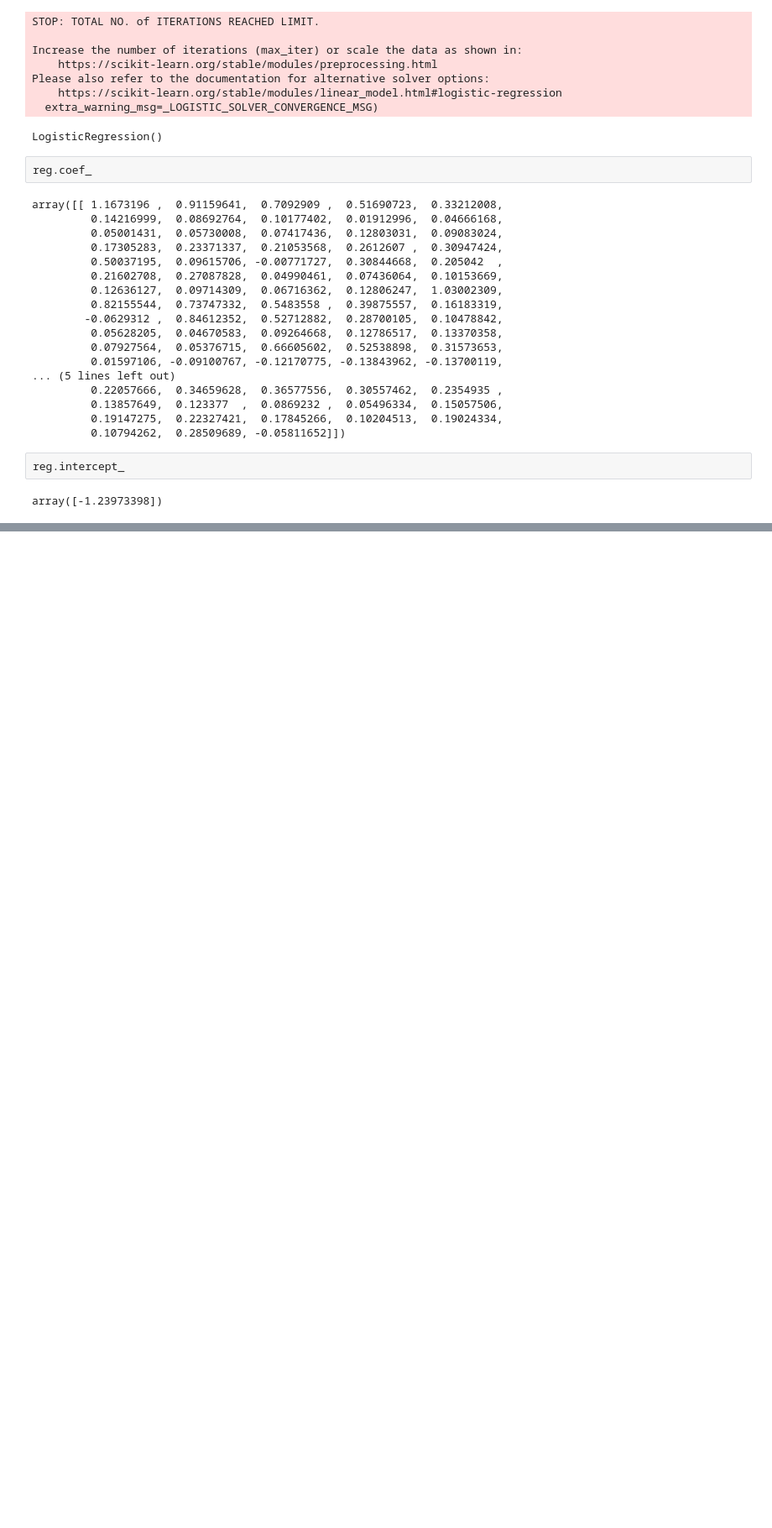
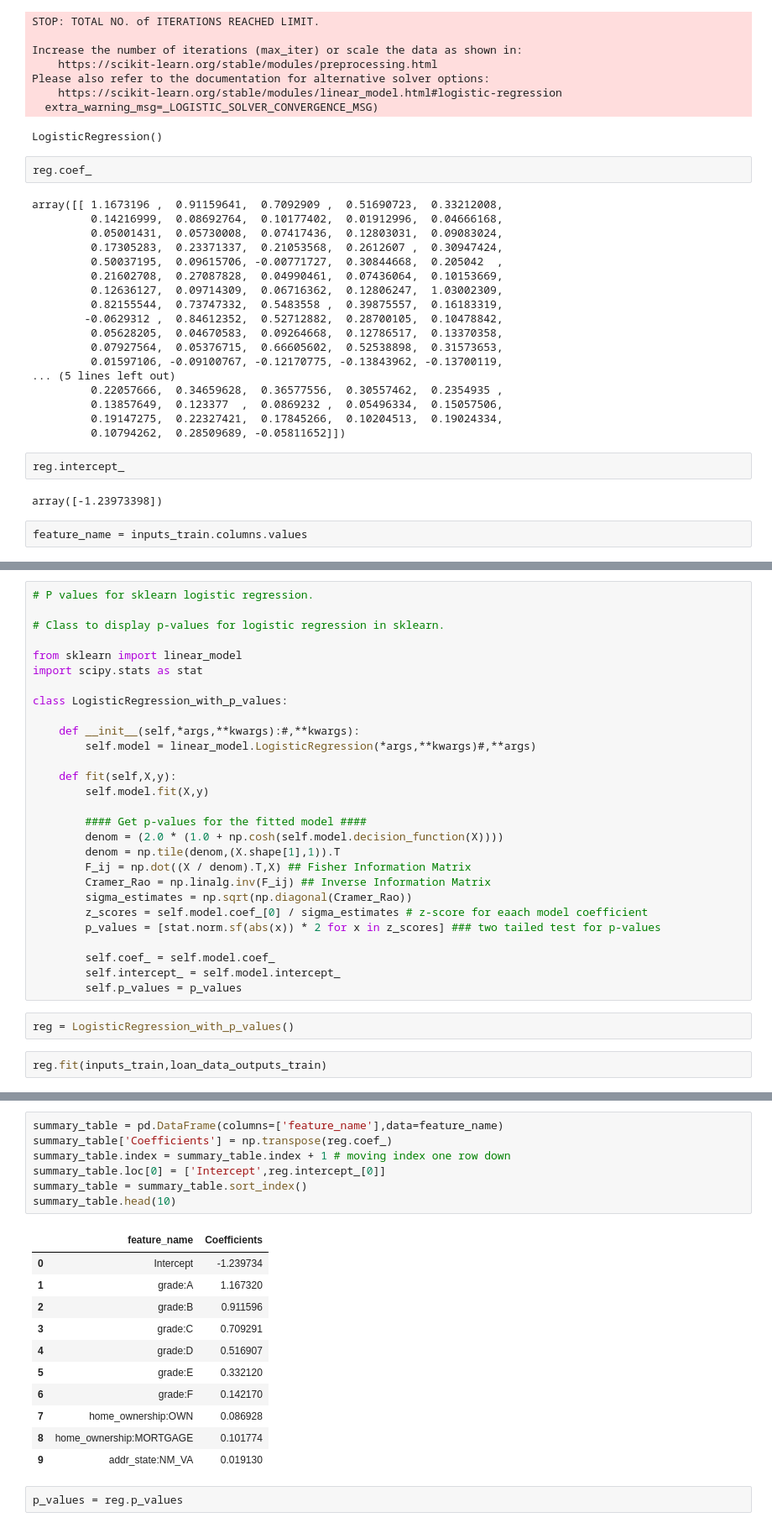
Before and after one commit to BAGLAT/Credit-Risk-Modeling, a Jupyter notebook: PD Model.ipynb, the cells around one changed output, grey strips where cells are left out. Shown at 84% size. Drawn from its saved outputs; the diff is of its cells as text; blank space fills up the shorter version.

Commit message:
Update PD Model

```diff
--- a/PD Model.ipynb
+++ b/PD Model.ipynb
@@ -314,3 +310,5 @@ array([[ 1.1673196 ,  0.91159641,  0.7092909 ,  0.51690723,  0.33212008,
 reg.intercept_
 # %% [output]
 array([-1.23973398])
+# %%
+feature_name = inputs_train.columns.values
@@ -316,0 +334,32 @@ array([-1.23973398])
+# %%
+# P values for sklearn logistic regression.
+
+# Class to display p-values for logistic regression in sklearn.
+
+from sklearn import linear_model
+import scipy.stats as stat
+
+class LogisticRegression_with_p_values:
+
+    def __init__(self,*args,**kwargs):#,**kwargs):
+        self.model = linear_model.LogisticRegression(*args,**kwargs)#,**args)
+
+    def fit(self,X,y):
+        self.model.fit(X,y)
+
+        #### Get p-values for the fitted model ####
+        denom = (2.0 * (1.0 + np.cosh(self.model.decision_function(X))))
+        denom = np.tile(denom,(X.shape[1],1)).T
+        F_ij = np.dot((X / denom).T,X) ## Fisher Information Matrix
+        Cramer_Rao = np.linalg.inv(F_ij) ## Inverse Information Matrix
+        sigma_estimates = np.sqrt(np.diagonal(Cramer_Rao))
+        z_scores = self.model.coef_[0] / sigma_estimates # z-score for eaach model coefficient
+        p_values = [stat.norm.sf(abs(x)) * 2 for x in z_scores] ### two tailed test for p-values
+
+        self.coef_ = self.model.coef_
+        self.intercept_ = self.model.intercept_
+        self.p_values = p_values
+# %%
+reg = LogisticRegression_with_p_values()
+# %%
+reg.fit(inputs_train,loan_data_outputs_train)
@@ -316,0 +374,21 @@ array([-1.23973398])
+# %%
+summary_table = pd.DataFrame(columns=['feature_name'],data=feature_name)
+summary_table['Coefficients'] = np.transpose(reg.coef_)
+summary_table.index = summary_table.index + 1 # moving index one row down
+summary_table.loc[0] = ['Intercept',reg.intercept_[0]]
+summary_table = summary_table.sort_index()
+summary_table.head(10)
+# %% [output]
+|  | feature_name | Coefficients |
+| 0 | Intercept | -1.239734 |
+| 1 | grade:A | 1.167320 |
+| 2 | grade:B | 0.911596 |
+| 3 | grade:C | 0.709291 |
+| 4 | grade:D | 0.516907 |
+| 5 | grade:E | 0.332120 |
+| 6 | grade:F | 0.142170 |
+| 7 | home_ownership:OWN | 0.086928 |
+| 8 | home_ownership:MORTGAGE | 0.101774 |
+| 9 | addr_state:NM_VA | 0.019130 |
+# %%
+p_values = reg.p_values
```
Also changed, not shown: parts of 19 cells of this notebook, 1 other file.
